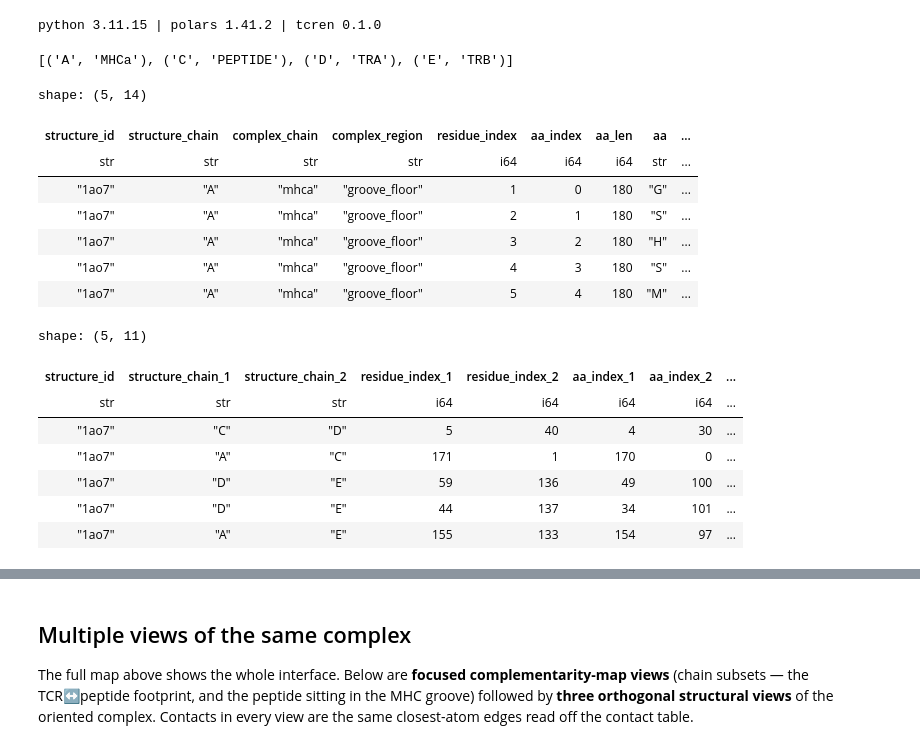
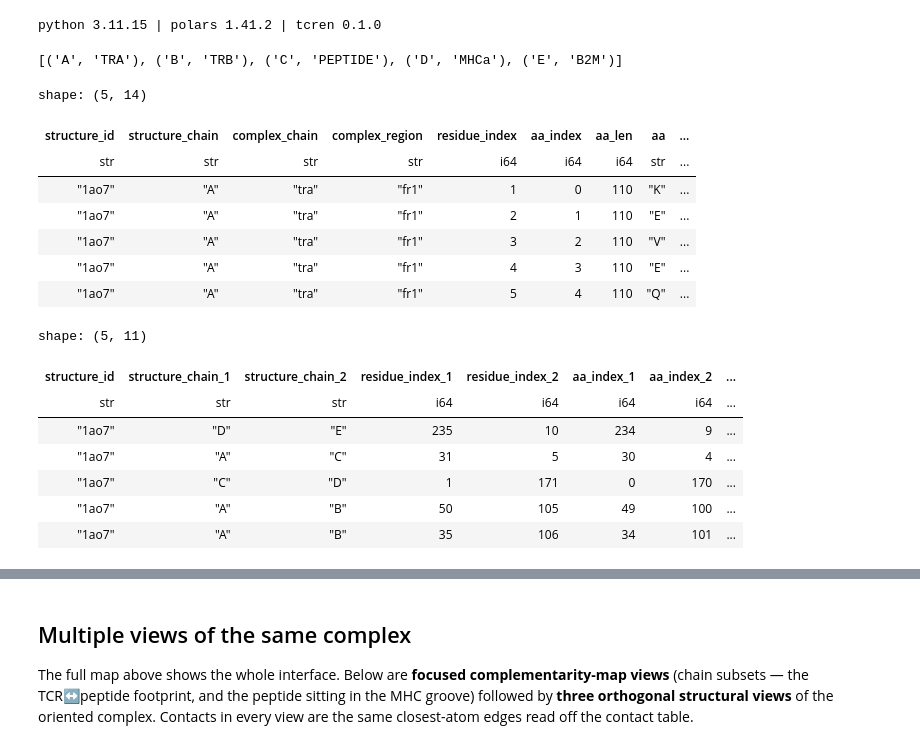
Before and after one commit to antigenomics/tcren, a Jupyter notebook: notebooks/complementarity_map_2d.ipynb, the cells around one changed output, grey strips where cells are left out. Saved outputs shown, nothing was run; the diff lists cells and outputs as text; code cells hidden in the pictures.

```diff
--- a/notebooks/complementarity_map_2d.ipynb
+++ b/notebooks/complementarity_map_2d.ipynb
@@ -15,35 +15,33 @@ python 3.11.15 | polars 1.41.2 | tcren 0.1.0
 from tcren.structure import parse_structure
 from tcren.annotation import classify_chains
 from tcren.mhc import annotate_mhc
-from tcren.native import NativeDatabase
 
-db = NativeDatabase()
-structure = parse_structure(db.cif_for('1ao7'), pdb_id='1ao7')
+structure = parse_structure('data/Native2026/1ao7.pdb.gz', pdb_id='1ao7')
 classify_chains(structure, organism='human')
 annotate_mhc(structure)
 [(c.chain_id, c.chain_type) for c in structure.chains]
 # %% [output]
-[('A', 'MHCa'), ('C', 'PEPTIDE'), ('D', 'TRA'), ('E', 'TRB')]
+[('A', 'TRA'), ('B', 'TRB'), ('C', 'PEPTIDE'), ('D', 'MHCa'), ('E', 'B2M')]
 # %%
 # Project onto the canonical groove plane and build the canonical tables
 from tcren.project2d import (project_structure, residue_markup_table,
                              contacts_table, ca_contacts_table, pocket_markers)
 
-projection = project_structure(structure, db=db)
+projection = project_structure(structure)
 markup = residue_markup_table(structure, projection)
 contacts = contacts_table(structure, threshold=5.0)
 ca_contacts = ca_contacts_table(structure, threshold=8.0)
 pockets = pocket_markers(markup)
 markup.head()
 # %% [output]
 shape: (5, 14)
 | structure_id | structure_chain | complex_chain | complex_region | residue_index | aa_index | aa_len | aa | ... |
 | str | str | str | str | i64 | i64 | i64 | str | ... |
-| "1ao7" | "A" | "mhca" | "groove_floor" | 1 | 0 | 180 | "G" | ... |
-| "1ao7" | "A" | "mhca" | "groove_floor" | 2 | 1 | 180 | "S" | ... |
-| "1ao7" | "A" | "mhca" | "groove_floor" | 3 | 2 | 180 | "H" | ... |
-| "1ao7" | "A" | "mhca" | "groove_floor" | 4 | 3 | 180 | "S" | ... |
-| "1ao7" | "A" | "mhca" | "groove_floor" | 5 | 4 | 180 | "M" | ... |
+| "1ao7" | "A" | "tra" | "fr1" | 1 | 0 | 110 | "K" | ... |
+| "1ao7" | "A" | "tra" | "fr1" | 2 | 1 | 110 | "E" | ... |
+| "1ao7" | "A" | "tra" | "fr1" | 3 | 2 | 110 | "V" | ... |
+| "1ao7" | "A" | "tra" | "fr1" | 4 | 3 | 110 | "E" | ... |
+| "1ao7" | "A" | "tra" | "fr1" | 5 | 4 | 110 | "Q" | ... |
 # %%
 # Contacts table is compatible with the original TCRen 5 A calculation
 contacts.head()
@@ -51,11 +49,11 @@ contacts.head()
 shape: (5, 11)
 | structure_id | structure_chain_1 | structure_chain_2 | residue_index_1 | residue_index_2 | aa_index_1 | aa_index_2 | ... |
 | str | str | str | i64 | i64 | i64 | i64 | ... |
-| "1ao7" | "C" | "D" | 5 | 40 | 4 | 30 | ... |
-| "1ao7" | "A" | "C" | 171 | 1 | 170 | 0 | ... |
-| "1ao7" | "D" | "E" | 59 | 136 | 49 | 100 | ... |
-| "1ao7" | "D" | "E" | 44 | 137 | 34 | 101 | ... |
-| "1ao7" | "A" | "E" | 155 | 133 | 154 | 97 | ... |
+| "1ao7" | "D" | "E" | 235 | 10 | 234 | 9 | ... |
+| "1ao7" | "A" | "C" | 31 | 5 | 30 | 4 | ... |
+| "1ao7" | "C" | "D" | 1 | 171 | 0 | 170 | ... |
+| "1ao7" | "A" | "B" | 50 | 105 | 49 | 100 | ... |
+| "1ao7" | "A" | "B" | 35 | 106 | 34 | 101 | ... |
 # %%
 # Render the SVG complementarity map (squares=residues, bold=Ca-Ca, dashed=inter-residue)
 from tcren.viz import render_complementarity_map
```
Also changed, not shown: parts of 2 cells of this notebook, 15 other files.
